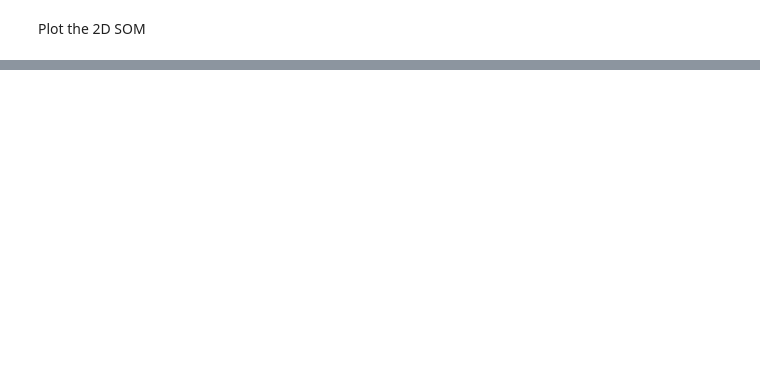
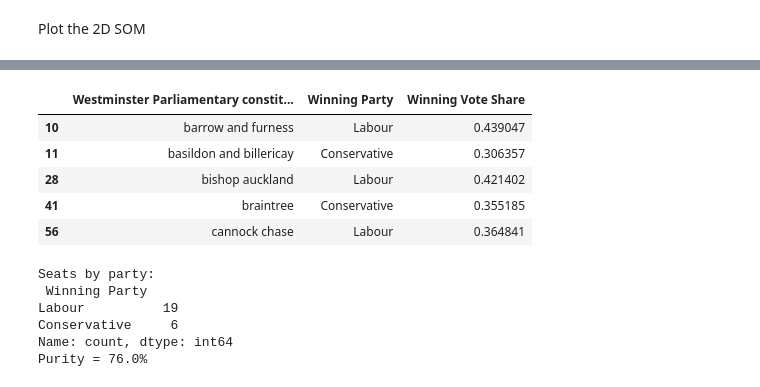
Before and after one commit to AmonTonui/Final_Year_Project, a Jupyter notebook: 1stSOM.ipynb, the cells around one changed output, grey strips where cells are left out. Drawn from its saved outputs; the diff is of its cells as text; code cells hidden in the pictures; blank space fills up the shorter version.

```diff
--- a/1stSOM.ipynb
+++ b/1stSOM.ipynb
@@ -35,28 +35,29 @@ from matplotlib.patches import Rectangle
 from matplotlib.lines import Line2D
 import numpy as np
 from sklearn.model_selection import train_test_split
+from scipy.stats.mstats import winsorize
 
+data = pd.read_csv("Educationmergednormalized_with_winners_cleaned2024.csv")
 
-data = pd.read_csv("educationnormalized_with_winners.csv")
+filtered_data = data[data['Winning Party'].isin(['Labour', 'Conservative'])]
+filtered_data = filtered_data.reset_index(drop=True)
 
 
 party_colors = {
     'Conservative': (0, 0, 1),    # Blue
     'Labour': (1, 0, 0),          # Red
-    'Liberal Democrat': (0.98, 0.6, 0.1),  # Orange
-    'Green': (0, 0.6, 0.3),         # Dark Green
-    'The Brexit Party': (0.6, 0.2, 0.8) #light blue
+    # 'Liberal Democrat': (0.98, 0.6, 0.1),  # Orange
+    # 'Green': (0, 0.6, 0.3),         # Dark Green
+    # 'The Brexit Party': (0.6, 0.2, 0.8) #light blue
 
 }
 
 
 #Data with Labels that I will use to map the result clusters
 labeling_columns = ['Westminster Parliamentary constituencies', 'Winning Party', 'Winning Vote Share']
-features = data.drop(columns=labeling_columns)
+features = filtered_data.drop(columns=labeling_columns)
 
-#Feature Scaling
-# scaler = MinMaxScaler()
-# normalized_features = scaler.fit_transform(data[features])
+
 
 robust_scaler = RobustScaler()
 normalized_features = robust_scaler.fit_transform(features)
@@ -64,8 +65,10 @@ normalized_features = robust_scaler.fit_transform(features)
 
 
 normalized_df = pd.DataFrame(normalized_features, columns=features.columns)
-normalized_df[labeling_columns] = data[labeling_columns]
+normalized_df[labeling_columns] = filtered_data[labeling_columns]
 
 print(normalized_df.head())
+print(normalized_df.shape[0])
+print(normalized_df.isnull().sum())
 # %% [output]
    Level 1 and entry level qualifications: 1 to 4 GCSEs grade A* to C, Any GCSEs at other grades, O levels or CSEs (any grades), 1 AS level, NVQ level 1, Foundation GNVQ, Basic or Essential Skills  \
@@ -94,18 +97,20 @@ n_neurons = int(np.sqrt(5 * np.sqrt(normalized_features.shape[0])))
 # n_neurons = int(math.ceil(5*np.sqrt(normalized_features.shape[0])))
 m_neurons = n_neurons
 
-som = MiniSom(n_neurons, m_neurons, normalized_features.shape[1], sigma=1.5, learning_rate=0.5,
+som = MiniSom(n_neurons, m_neurons, normalized_features.shape[1], sigma=1.07555, learning_rate=0.436,
               neighborhood_function='gaussian', random_seed=0, topology='rectangular')
 
 
 som.random_weights_init(normalized_features)
 
 # Train the SOM
-num_iterations = 5000
+num_iterations = 4500
 som.train(normalized_features, num_iterations, verbose=True)
 
 # Assign winning neurons (Best Matching Units - BMUs) for each data point
 winning_neurons = [som.winner(x) for x in normalized_features]
 normalized_df['Neuron Row'] = [wn[0] for wn in winning_neurons]
 normalized_df['Neuron Col'] = [wn[1] for wn in winning_neurons]
+
+print(n_neurons, m_neurons)
 # %% [output]
@@ -189,0 +328,37 @@ for feature_name in education_features:
+# %%
+#Clusters identified
+valley_cells = {(2,3), (2,3), (1,3), (1,4), (1,5), (0,3), (0,4), (0,5)}
+
+valley_df = normalized_df[
+    normalized_df.apply(
+        lambda r: (r['Neuron Row'], r['Neuron Col']) in valley_cells,
+        axis=1
+    )
+][[
+    'Westminster Parliamentary constituencies',
+    'Winning Party',
+    'Winning Vote Share'
+]]
+
+valley_df.to_csv("valley_constituencies.csv", index=False)
+display(valley_df.head())
+# %% [output]
+|  | Westminster Parliamentary constit... | Winning Party | Winning Vote Share |
+| 10 | barrow and furness | Labour | 0.439047 |
+| 11 | basildon and billericay | Conservative | 0.306357 |
+| 28 | bishop auckland | Labour | 0.421402 |
+| 41 | braintree | Conservative | 0.355185 |
+| 56 | cannock chase | Labour | 0.364841 |
+# %%
+seat_counts  = valley_df['Winning Party'].value_counts()
+purity       = seat_counts.max() / seat_counts.sum()
+
+print("Seats by party:\n", seat_counts)
+print(f"Purity = {purity:.1%}")
+# %% [output]
+Seats by party:
+ Winning Party
+Labour          19
+Conservative     6
+Name: count, dtype: int64
+Purity = 76.0%
```
Also changed, not shown: parts of 7 cells of this notebook.
